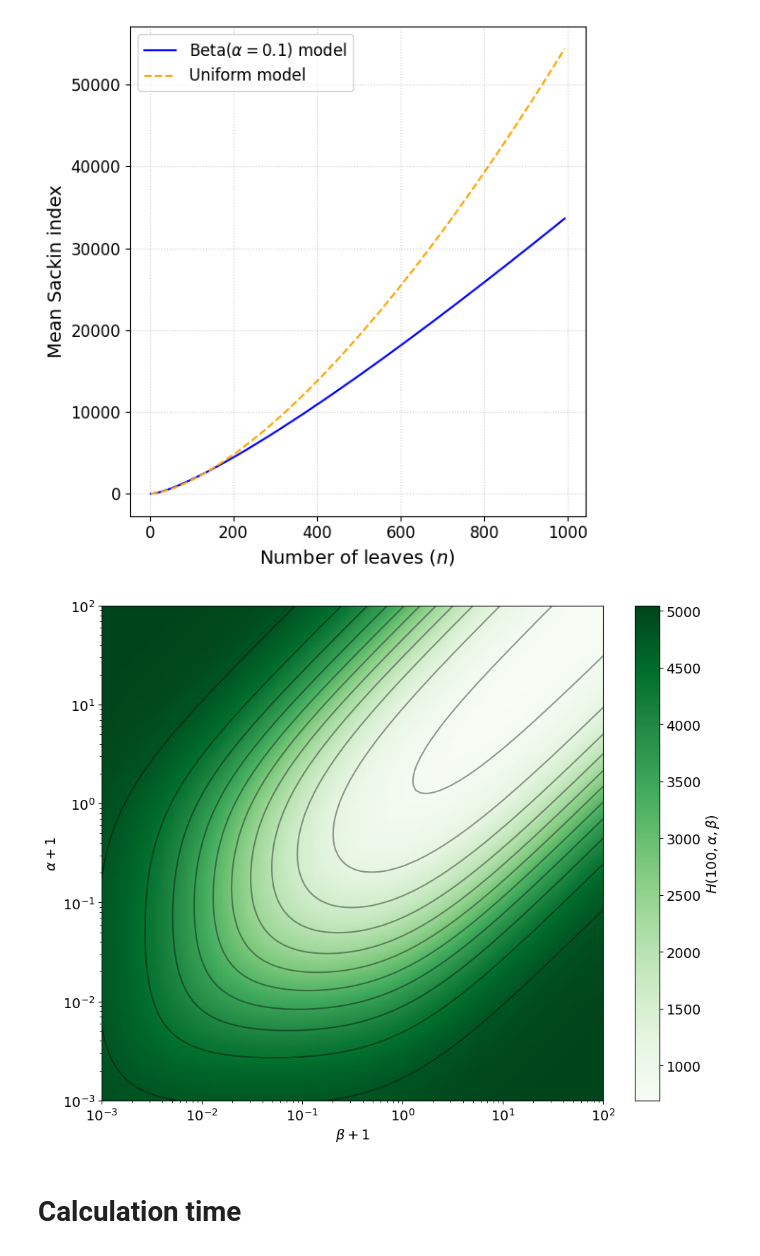
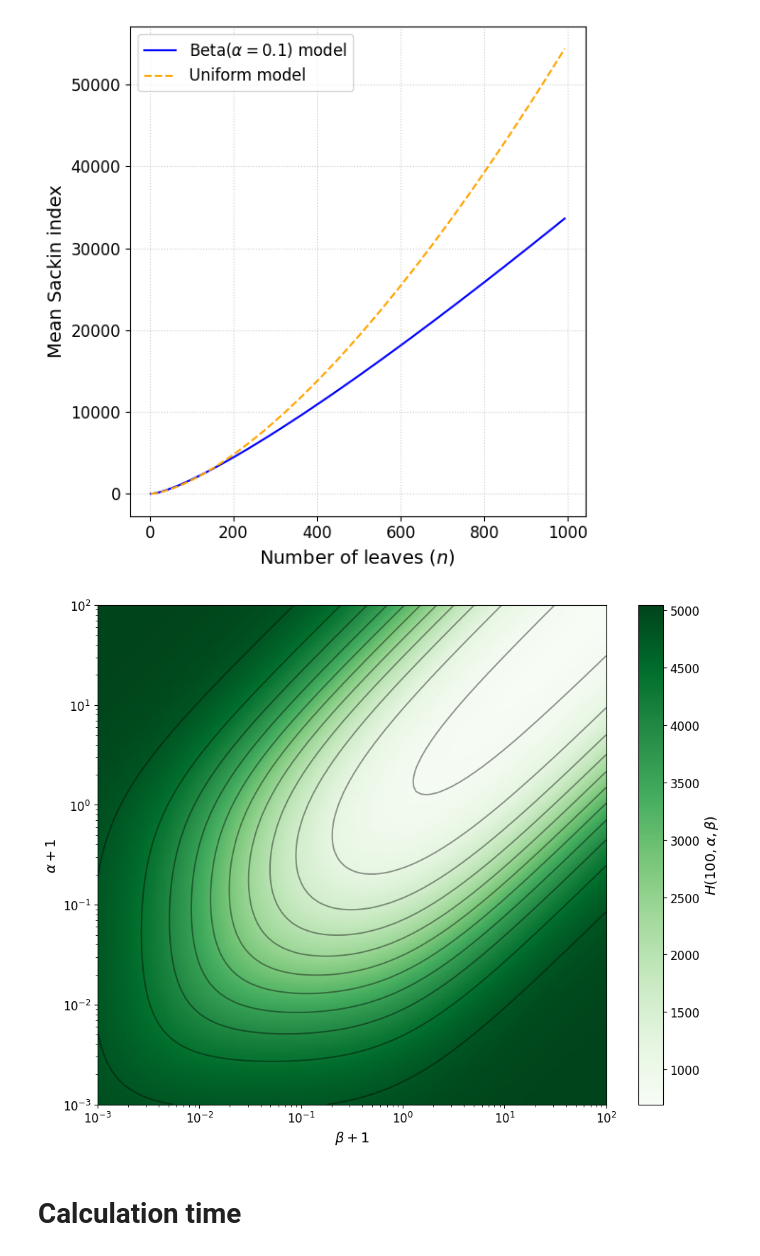
Before and after one commit to dbauman18/biased_speciation_calculation, a Jupyter notebook: biased_speciation.ipynb, the cells around one changed output. Cells and saved outputs as stored; diff of their text form; code cells hidden in the pictures.

```diff
--- a/biased_speciation.ipynb
+++ b/biased_speciation.ipynb
@@ -369,36 +326,34 @@ for i, ai in enumerate(a):
 # Save the result of mean_sackin because it is a very expensive calculation
 np.save("./plots/mean_sackin_sainudiin_veber.npy", mean_sackin)
 # %%
-# Load the result of mean_sackin if saved already - Just run this and the next code to plot without recomputing!
+# Load the result of mean_sackin if saved already
 mean_sackin = np.load("./plots/mean_sackin_sainudiin_veber.npy")
-a = np.logspace(-3, 2, 100)
-b = a
 # %%
 plt.figure(figsize=(10, 8))
 mesh = plt.pcolormesh(b, a, mean_sackin, shading='gouraud', cmap='Greens')
 
 # Add contour lines (on top)
 contours = plt.contour(b, a, mean_sackin, colors='k', alpha=0.4, levels=10)
 
 # plt.clabel(contours, inline=True, fontsize=10, fmt='%.0f')  # label lines with values
 
 # Colorbar
 cbar = plt.colorbar(mesh)
-cbar.ax.tick_params(labelsize=14)
+cbar.ax.tick_params(labelsize=12)
 cbar.set_label('$H(100, \\alpha, \\beta)$', fontsize=14)
 
 plt.xscale('log')
 plt.yscale('log')
-plt.xticks(fontsize=14)
-plt.yticks(fontsize=14)
+plt.xticks(fontsize=12)
+plt.yticks(fontsize=12)
 plt.xlabel(r'$\beta + 1$', fontsize=14)
 plt.ylabel(r'$\alpha + 1$', fontsize=14)
 
 plt.tight_layout()
 plt.savefig("./plots/sackin_biased_speciation_sainudiin_veber_fixed_n.png", dpi=300)
 plt.show()
 # %% [output]
-[figure, old version]
+[figure, new version]
 # %% [markdown]
 # Calculation time
 # %%
```
Also changed, not shown: parts of 8 cells of this notebook.
